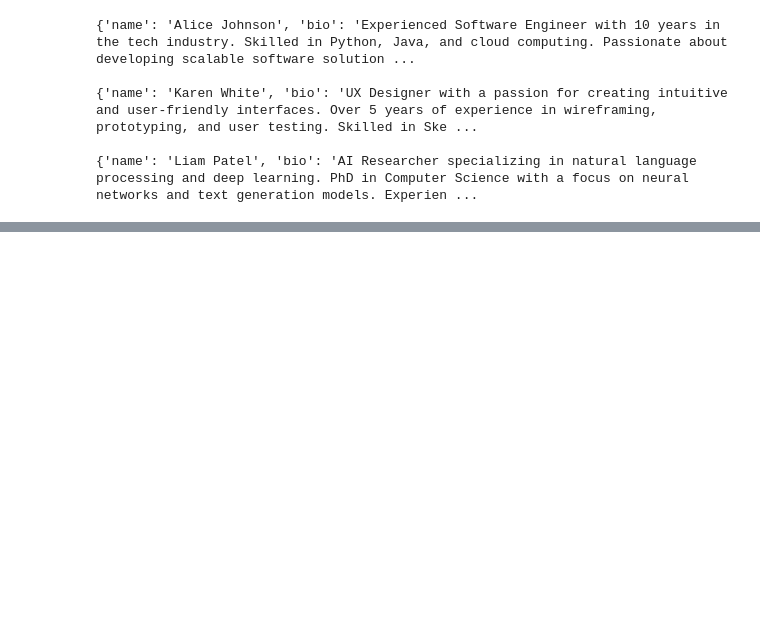
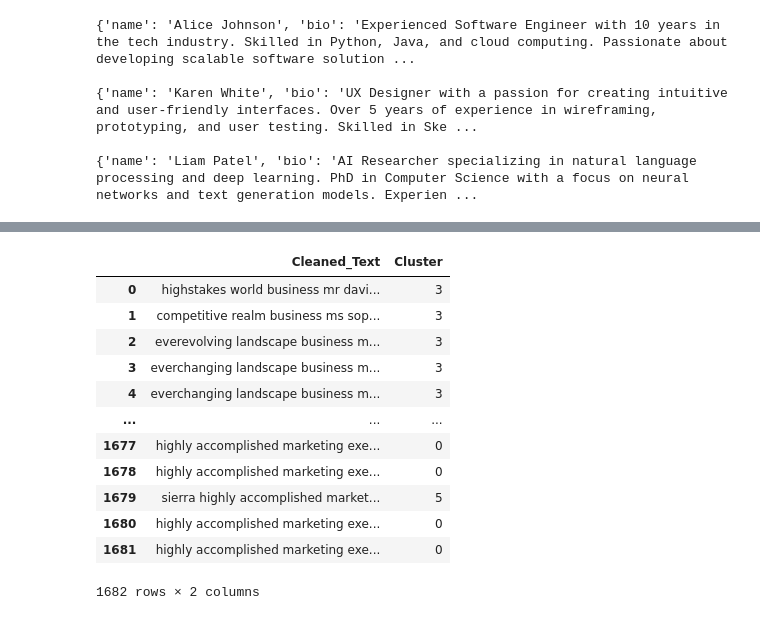
Before and after one commit to Swish78/Kaggle-Practice-Projects-, a Jupyter notebook: profile-suggestion-testing.ipynb, the cells around one changed output, grey strips where cells are left out. Saved outputs shown, nothing was run; the diff lists cells and outputs as text; code cells hidden in the pictures; blank space fills up the shorter version.

```diff
--- a/profile-suggestion-testing.ipynb
+++ b/profile-suggestion-testing.ipynb
@@ -1328,0 +1450,20 @@ for i in recommendations:
+# %%
+kmeans = KMeans(n_clusters=7, random_state=42)
+clusters = kmeans.fit_predict(embeddings)
+new_profiles['Cluster'] = clusters
+
+new_profiles[['Cleaned_Text', 'Cluster']]
+# %% [output]
+|  | Cleaned_Text | Cluster |
+| 0 | highstakes world business mr davi... | 3 |
+| 1 | competitive realm business ms sop... | 3 |
+| 2 | everevolving landscape business m... | 3 |
+| 3 | everchanging landscape business m... | 3 |
+| 4 | everchanging landscape business m... | 3 |
+| ... | ... | ... |
+| 1677 | highly accomplished marketing exe... | 0 |
+| 1678 | highly accomplished marketing exe... | 0 |
+| 1679 | sierra highly accomplished market... | 5 |
+| 1680 | highly accomplished marketing exe... | 0 |
+| 1681 | highly accomplished marketing exe... | 0 |
+1682 rows × 2 columns
```
Also changed, not shown: parts of 22 cells of this notebook.
